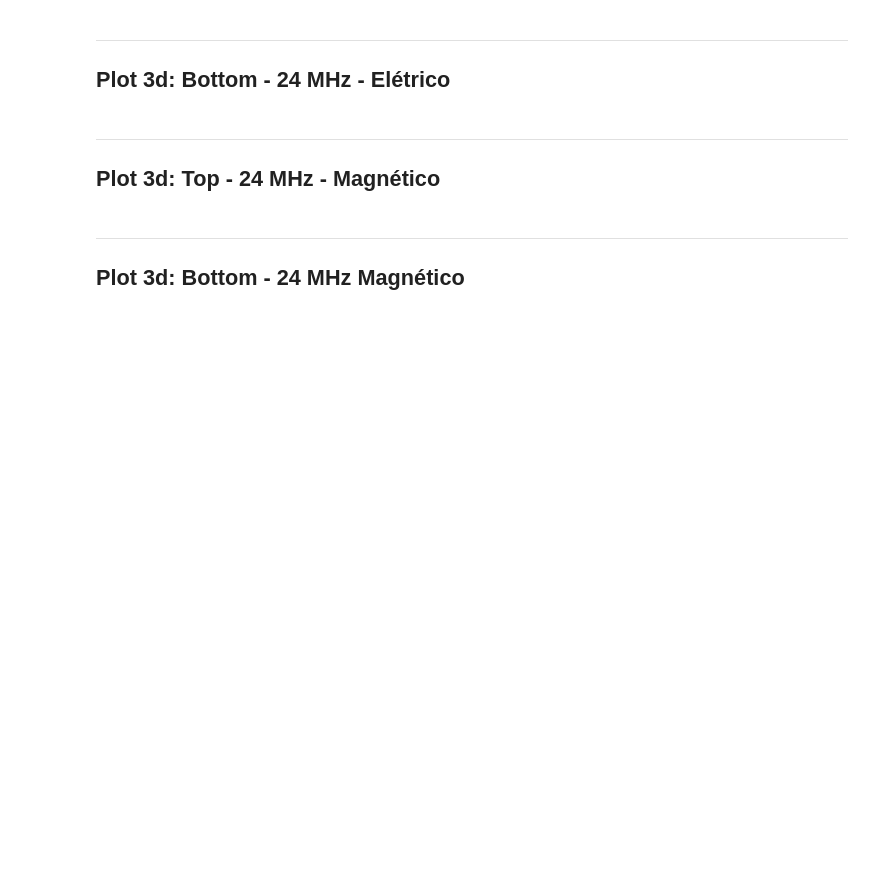
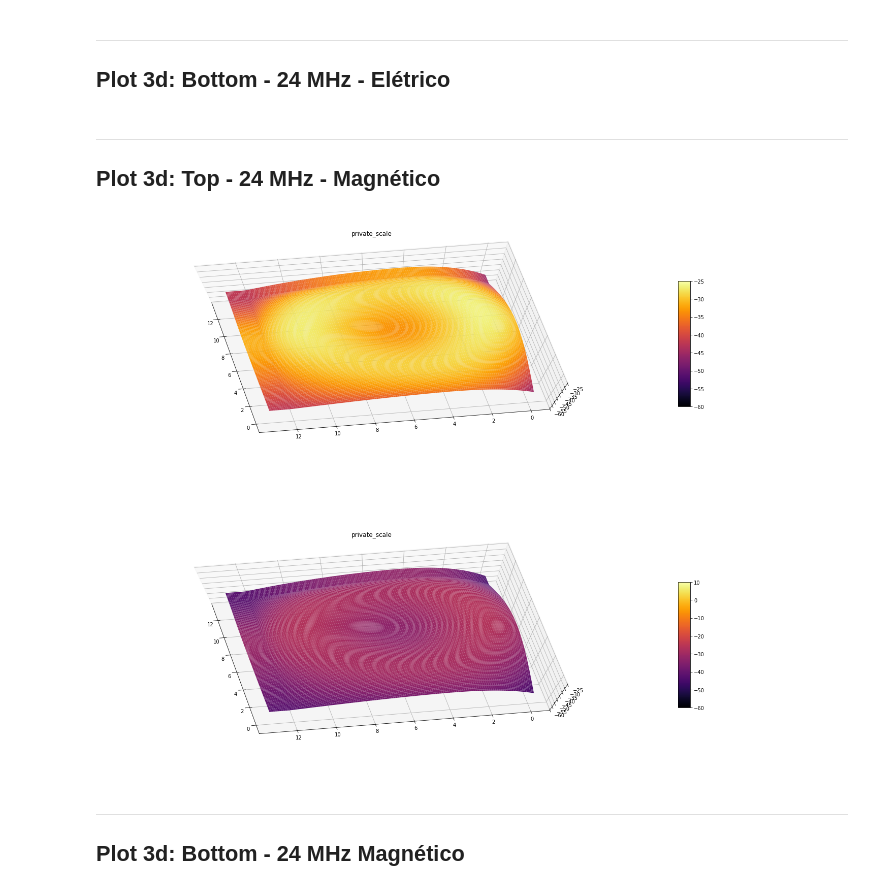
Before and after one commit to lsmanoel/CEM_4, a Jupyter notebook: 3d_open_matrix_csv.ipynb, the cells around one changed output. Cells and saved outputs as stored; diff of their text form; code cells hidden in the pictures; blank space fills up the shorter version.

```diff
--- a/3d_open_matrix_csv.ipynb
+++ b/3d_open_matrix_csv.ipynb
@@ -44,0 +43,7 @@ private_scale = ( 0, -60)
+# %%
+cube_range = (0, 13)
+
+figure_size = (24,20)
+plot_layout = (2, 1)
+teta_view = 170
+phi_view = 77
@@ -45,3 +81,15 @@ private_scale = ( 0, -60)
+# %%
+s = 400
+ratio = 10
+antialiased = True
+
+elc_s = s
+elc_ratio = ratio
+elc_antialiased = antialiased
+
+mag_s = 250
+mag_ratio = ratio
+mag_antialiased = antialiased
 # %% [markdown]
 ---
 ##  Plot 3d: Top - 500  KHz - Elétrico
@@ -425,5 +456,5 @@ pd_mag_plane_top_24_MHz
 # %%
-Z = mag_plane_top_24_MHz
+Z=Z[mag_cube_range[0]:mag_cube_range[1], mag_cube_range[0]:mag_cube_range[1]]
 
 import matplotlib.pyplot as plt
 from matplotlib import cm
@@ -434,82 +465,78 @@ from mpl_toolkits.mplot3d import Axes3D  # noqa: F401 unused import
 from scipy import interpolate
 
 # ==============================================================================
-fig = plt.figure(figsize=(24,20))
+fig = plt.figure(figsize=mag_figure_size)
 
 # ==============================================================================
-ax = fig.add_subplot(2, 1, 1, projection='3d')
-ax.set_title('Interpolated')
+ax = fig.add_subplot(mag_plot_layout[0], mag_plot_layout[1], 1, projection='3d')
+ax.set_title('private_scale')
 
-X = np.arange(0, 13, 1)
-Y = np.arange(0, 13, 1)
+X = np.arange(mag_cube_range[0], mag_cube_range[1], 1)
+Y = np.arange(mag_cube_range[0], mag_cube_range[1], 1)
 X, Y = np.meshgrid(X, Y)
 
 # ------------------------------------------------------------------------------
 # Interpolation
-tck = interpolate.bisplrep(X, Y, Z, s=250)
+tck = interpolate.bisplrep(X, Y, Z, s=mag_s)
 
-ratio = 10
+X_interp = np.arange(mag_cube_range[0], mag_cube_range[1], 1/mag_ratio)
+Y_interp = np.arange(mag_cube_range[0], mag_cube_range[1], 1/mag_ratio)
 
-X_interp = np.arange(0, 13, 1/ratio)
-Y_interp = np.arange(0, 13, 1/ratio)
+X_interp, Y_interp = np.mgrid[mag_cube_range[0]:mag_cube_range[1]:ratio*cube_range[1]*1j, mag_cube_range[0]:mag_cube_range[1]:mag_ratio*mag_cube_range[1]*1j]
 
-X_interp, Y_interp = np.mgrid[0:13:ratio*13j, 0:13:ratio*13j]
-
-Z_interp = interpolate.bisplev(X_interp[:,0], Y_interp[0,:], tck)
+Z_interp = interpolate.bisplev(X_interp[:,mag_cube_range[0]], Y_interp[mag_cube_range[0],:], tck)
 
 surf = ax.plot_surface(X_interp, Y_interp, Z_interp,
                        rstride=1,
                        cstride=1,
                        cmap ='inferno',
                        linewidth=0,
-                       antialiased=True,
-                       vmax = private_scale[0],
-                       vmin = private_scale[1])
+                       antialiased=mag_antialiased,
+                       vmax = mag_private_scale[0],
+                       vmin = mag_private_scale[1])
 
 fig.colorbar(surf, shrink=0.5, aspect=10)
-ax.set_zlim(-80, 0)
+ax.set_zlim(mag_zLim[0], mag_zLim[1])
 
-angle_view = 120
-ax.view_init(45, angle_view)
+ax.view_init(mag_phi_view, mag_teta_view)
 
 # ==============================================================================
-ax = fig.add_subplot(2, 1, 2, projection='3d')
-ax.set_title('Interpolated')
+ax = fig.add_subplot(mag_plot_layout[0], mag_plot_layout[1], 2, projection='3d')
+ax.set_title('private_scale')
 
-X = np.arange(0, 13, 1)
-Y = np.arange(0, 13, 1)
+X = np.arange(mag_cube_range[0], mag_cube_range[1], 1)
+Y = np.arange(mag_cube_range[0], mag_cube_range[1], 1)
 X, Y = np.meshgrid(X, Y)
 
 # ------------------------------------------------------------------------------
 # Interpolation
-tck = interpolate.bisplrep(X, Y, Z, s=250)
+tck = interpolate.bisplrep(X, Y, Z, s=mag_s)
 
-ratio = 10
+X_interp = np.arange(mag_cube_range[0], mag_cube_range[1], 1/mag_ratio)
+Y_interp = np.arange(mag_cube_range[0], mag_cube_range[1], 1/mag_ratio)
 
-X_interp = np.arange(0, 13, 1/ratio)
-Y_interp = np.arange(0, 13, 1/ratio)
+X_interp, Y_interp = np.mgrid[mag_cube_range[0]:mag_cube_range[1]:mag_ratio*mag_cube_range[1]*1j, mag_cube_range[0]:mag_cube_range[1]:mag_ratio*mag_cube_range[1]*1j]
 
-X_interp, Y_interp = np.mgrid[0:13:ratio*13j, 0:13:ratio*13j]
-
-Z_interp = interpolate.bisplev(X_interp[:,0], Y_interp[0,:], tck)
+Z_interp = interpolate.bisplev(X_interp[:,mag_cube_range[0]], Y_interp[mag_cube_range[0],:], tck)
 
 surf = ax.plot_surface(X_interp, Y_interp, Z_interp,
                        rstride=1,
                        cstride=1,
                        cmap ='inferno',
                        linewidth=0,
-                       antialiased=True,
-                       vmax = global_scale[0],
-                       vmin = global_scale[1])
+                       antialiased=mag_antialiased,
+                       vmax = mag_global_scale[0],
+                       vmin = mag_global_scale[1])
 
 fig.colorbar(surf, shrink=0.5, aspect=10)
-ax.set_zlim(-80, 0)
+ax.set_zlim(mag_zLim[0], mag_zLim[1])
 
-angle_view = 120
-ax.view_init(45, angle_view)
+ax.view_init(mag_phi_view, mag_teta_view)
 
 # ==============================================================================
 plt.show()
+# %% [output]
+[figure, added]
 # %% [markdown]
 ---
 ##  Plot 3d: Bottom - 24  MHz Magnético
```
Also changed, not shown: parts of 19 cells of this notebook.
